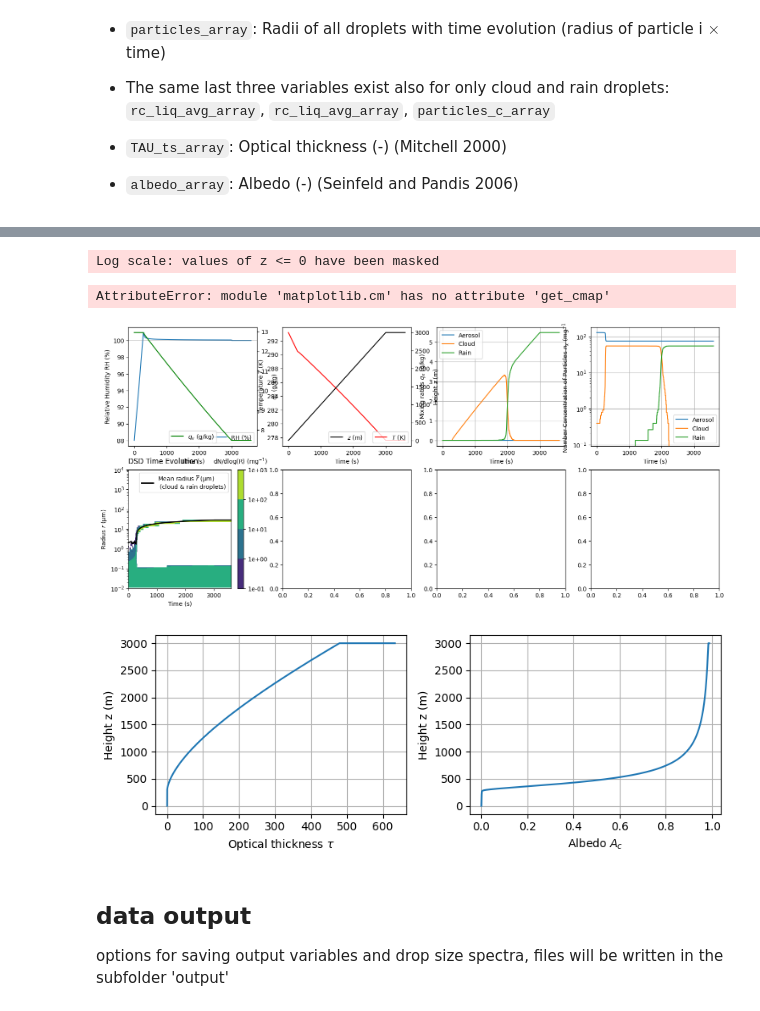
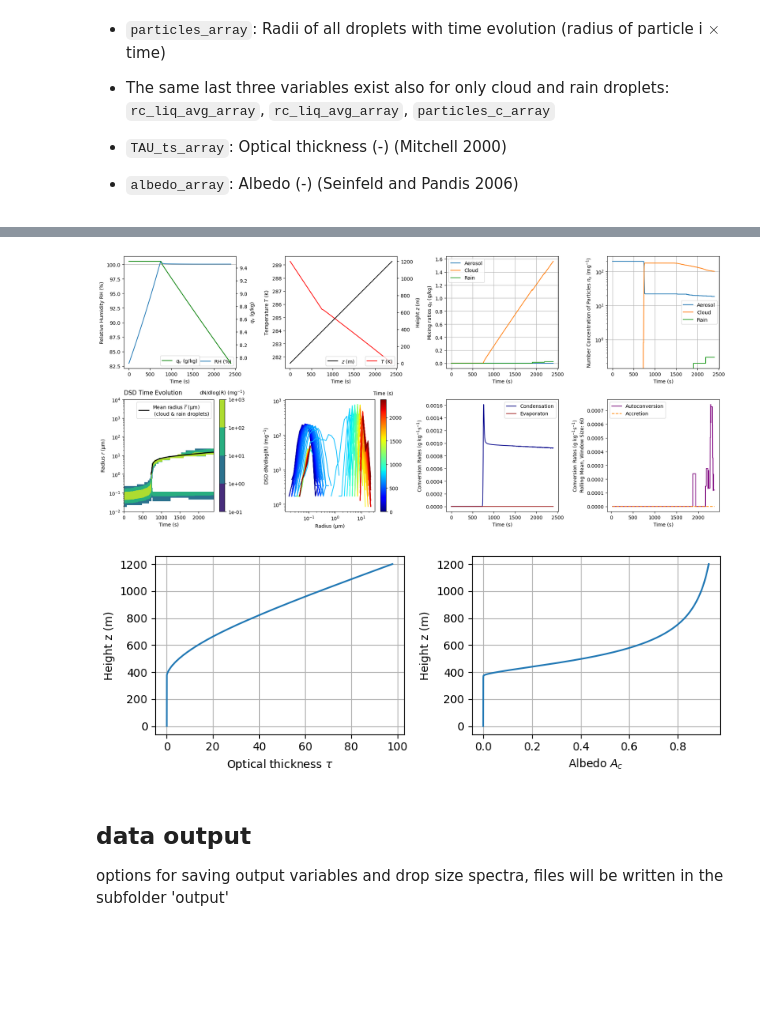
Before and after one commit to zrowland885/PyLCM_edu, a Jupyter notebook: PyLCM_edu.ipynb, the cells around one changed output, grey strips where cells are left out. Saved outputs shown, nothing was run; the diff lists cells and outputs as text; code cells hidden in the pictures; blank space fills up the shorter version.

```diff
--- a/PyLCM_edu.ipynb
+++ b/PyLCM_edu.ipynb
@@ -153,18 +335,27 @@ BoundedIntText(value=20, description='For droplet spectra: increment: ', max=360
 ToggleButtons(description='Show only:', index=2, layout=Layout(width='max-content'), options=('Aerosol mode', …
 # %%
-plot_mode=mode_plots_widget.value
-subplot_array_function(plot_mode, dt, nt,rm_spec, qa_ts, qc_ts, qr_ts, na_ts, nc_ts, nr_ts, T_parcel_array, RH_parcel_array, q_parcel_array, z_parcel_array, spectra_arr, increment_widget, con_ts, act_ts, evp_ts, dea_ts, acc_ts, aut_ts, rc_liq_avg_array,droplet_mode_widget.value)
+plot_run = test_run
+
+plot_mode = mode_plots_widget.value
+
+subplot_array_function(
+    plot_mode, dt, nt, max_z, z_parcel, w_parcel, rm_spec,
+    plot_run['qa'], plot_run['qc'], plot_run['qr'],
+    plot_run['na'], plot_run['nc'], plot_run['nr'],
+    plot_run['T_parcel'], plot_run['RH_parcel'], plot_run['q_parcel'], plot_run['z_parcel'],
+    plot_run['spectra'], increment_widget, plot_run['con'], plot_run['act'], plot_run['evp'],
+    plot_run['dea'], plot_run['acc'], plot_run['aut'], plot_run['rc_liq_avg'],
+    droplet_mode_widget.value
+    )
 # %% [output]
-Log scale: values of z <= 0 have been masked
-AttributeError: module 'matplotlib.cm' has no attribute 'get_cmap'
-[figure, old version]
+[figure, new version]
 # %%
 # Tau, albedo plots
 
 fig, ax = plt.subplots(1, 2, figsize=(8,3))
 
-ax[0].plot(TAU_ts_array, z_parcel_array)
-ax[1].plot(albedo_array, z_parcel_array)
+ax[0].plot(plot_run['tau'], plot_run['z_parcel'])
+ax[1].plot(plot_run['albedo'], plot_run['z_parcel'])
 
 ax[0].set_ylabel('Height z (m)')
 ax[1].set_ylabel('Height z (m)')
@@ -177,7 +368,7 @@ ax[0].grid(); ax[1].grid()
 plt.tight_layout()
 plt.show()
 # %% [output]
-[figure, old version]
+[figure, new version]
 # %% [markdown]
 ## data output
 options for saving output variables and drop size spectra, files will be written in the subfolder 'output'
```
Also changed, not shown: parts of 18 cells of this notebook, 6 other files.
